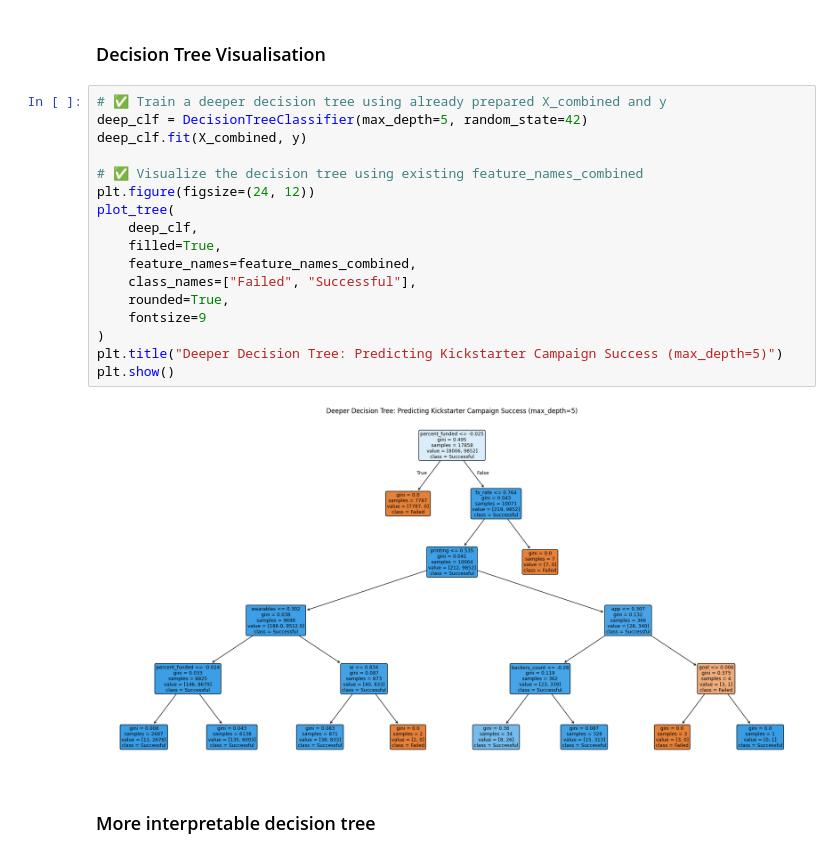
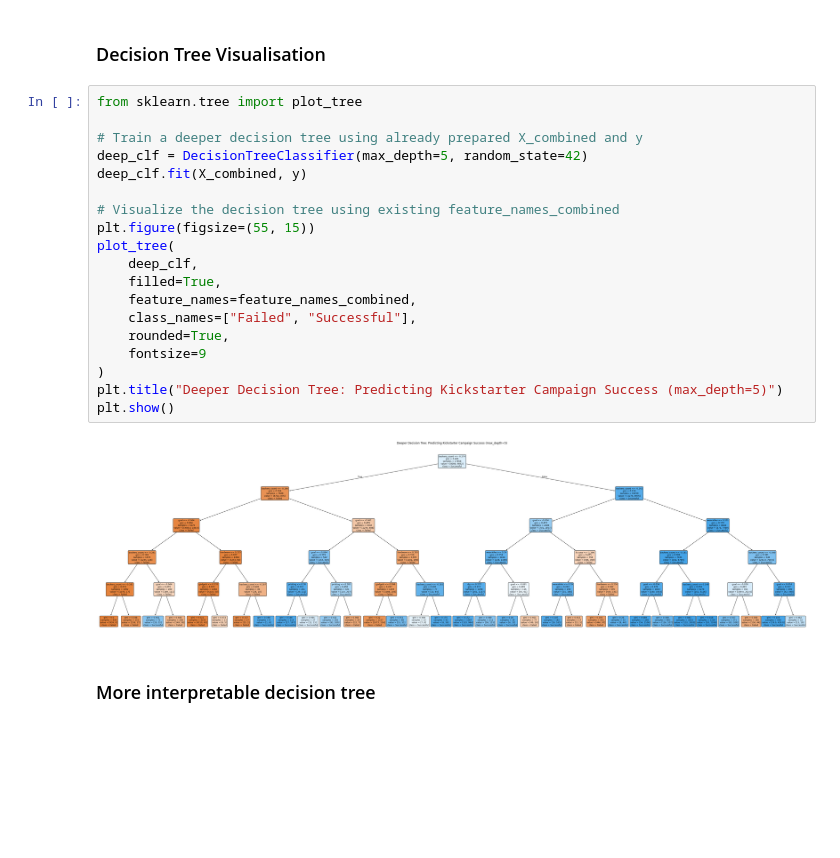
Before and after one commit to joelleoqiyi/crowdfunding-analysis, a Jupyter notebook: eda_decisiontree.ipynb, the cells around one changed output. Drawn from its saved outputs; the diff is of its cells as text; blank space fills up the shorter version.

Commit message:
Updated decision tree n interpretation

```diff
--- a/eda_decisiontree.ipynb
+++ b/eda_decisiontree.ipynb
@@ -368,24 +359,26 @@ Based on its performance metrics, the model is highly balanced, effectively pred
 # %% [markdown]
 ### Decision Tree Visualisation
 # %%
-# ✅ Train a deeper decision tree using already prepared X_combined and y
+from sklearn.tree import plot_tree
+
+# Train a deeper decision tree using already prepared X_combined and y
 deep_clf = DecisionTreeClassifier(max_depth=5, random_state=42)
 deep_clf.fit(X_combined, y)
 
-# ✅ Visualize the decision tree using existing feature_names_combined
-plt.figure(figsize=(24, 12))
+# Visualize the decision tree using existing feature_names_combined
+plt.figure(figsize=(55, 15))
 plot_tree(
     deep_clf,
     filled=True,
     feature_names=feature_names_combined,
     class_names=["Failed", "Successful"],
     rounded=True,
     fontsize=9
 )
 plt.title("Deeper Decision Tree: Predicting Kickstarter Campaign Success (max_depth=5)")
 plt.show()
 # %% [output]
-[figure, old version]
+[figure, new version]
 # %% [markdown]
 ### More interpretable decision tree
 # %%
```
Also changed, not shown: parts of 7 cells of this notebook.
